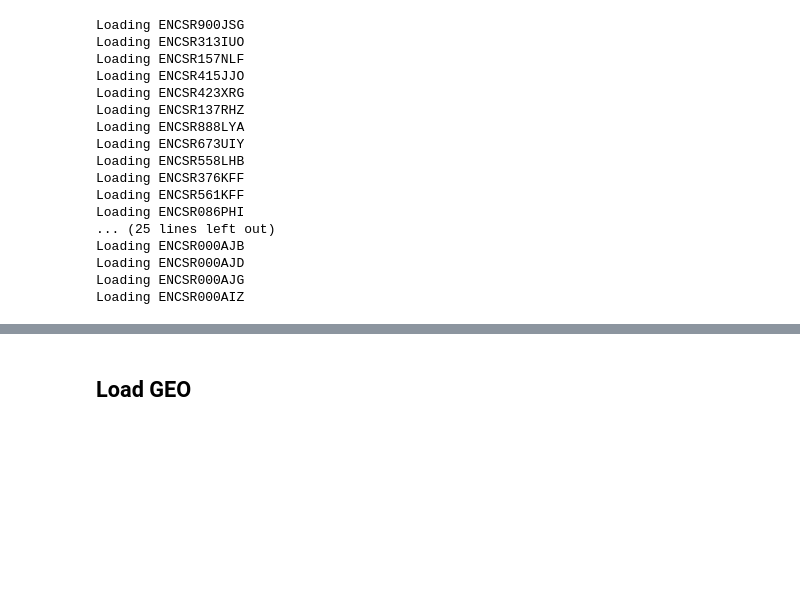
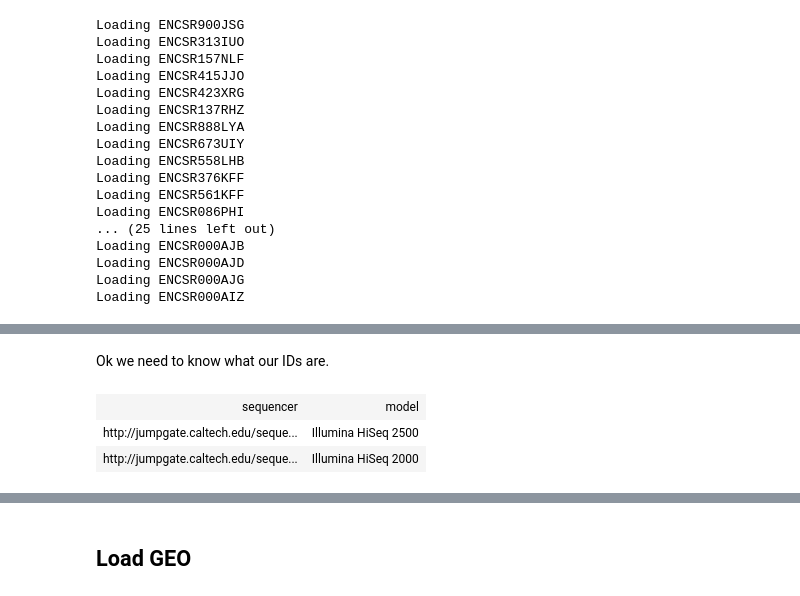
Before and after one commit to detrout/encode3-curation, a Jupyter notebook: single-cell-gm12878-and-brain-preparation.ipynb, the cells around one changed output, grey strips where cells are left out. Saved outputs shown, nothing was run; the diff lists cells and outputs as text; code cells hidden in the pictures; blank space fills up the shorter version.

```diff
--- a/single-cell-gm12878-and-brain-preparation.ipynb
+++ b/single-cell-gm12878-and-brain-preparation.ipynb
@@ -179,0 +214,12 @@ Loading ENCSR000AIZ
+# %% [markdown]
+Ok we need to know what our IDs are.
+# %%
+%%sparql -m model
+select ?sequencer ?model
+where {
+  ?sequencer htsw:sequencer_model ?model ;
+}
+# %% [output]
+| sequencer | model |
+| http://jumpgate.caltech.edu/seque... | Illumina HiSeq 2500 |
+| http://jumpgate.caltech.edu/seque... | Illumina HiSeq 2000 |
```
Also changed, not shown: parts of 17 cells of this notebook.
